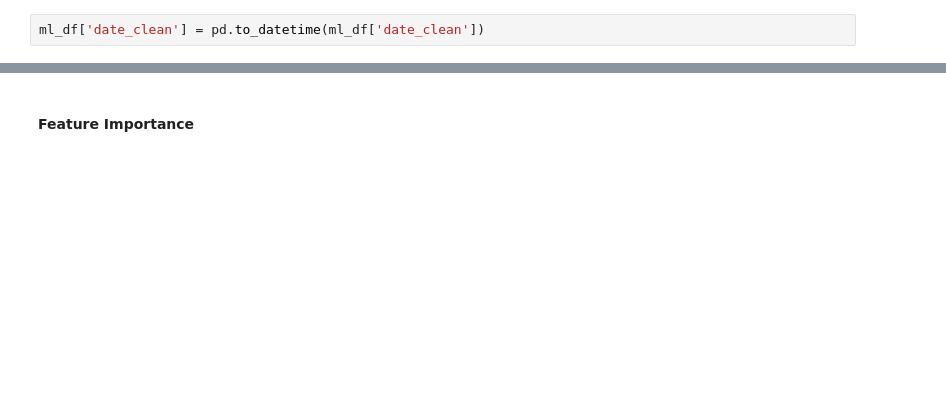
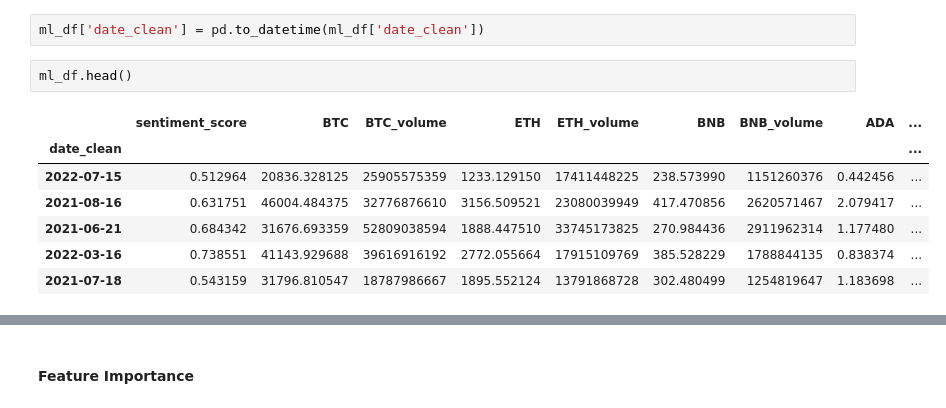
Before and after one commit to Fizryfu/Capstone, a Jupyter notebook: Capstone Project/Capstone_Project.ipynb, the cells around one changed output, grey strips where cells are left out. Drawn from its saved outputs; the diff is of its cells as text; blank space fills up the shorter version.

```diff
--- a/Capstone Project/Capstone_Project.ipynb
+++ b/Capstone Project/Capstone_Project.ipynb
@@ -339,3 +358,13 @@ ml_df.duplicated().sum()
 # %%
 ml_df['date_clean'] = pd.to_datetime(ml_df['date_clean'])
+# %%
+ml_df.head()
+# %% [output]
+|  | sentiment_score | BTC | BTC_volume | ETH | ETH_volume | BNB | BNB_volume | ADA | ... |
+| date_clean |  |  |  |  |  |  |  |  | ... |
+| 2022-07-15 | 0.512964 | 20836.328125 | 25905575359 | 1233.129150 | 17411448225 | 238.573990 | 1151260376 | 0.442456 | ... |
+| 2021-08-16 | 0.631751 | 46004.484375 | 32776876610 | 3156.509521 | 23080039949 | 417.470856 | 2620571467 | 2.079417 | ... |
+| 2021-06-21 | 0.684342 | 31676.693359 | 52809038594 | 1888.447510 | 33745173825 | 270.984436 | 2911962314 | 1.177480 | ... |
+| 2022-03-16 | 0.738551 | 41143.929688 | 39616916192 | 2772.055664 | 17915109769 | 385.528229 | 1788844135 | 0.838374 | ... |
+| 2021-07-18 | 0.543159 | 31796.810547 | 18787986667 | 1895.552124 | 13791868728 | 302.480499 | 1254819647 | 1.183698 | ... |
 # %%
```
Also changed, not shown: parts of 8 cells of this notebook.
